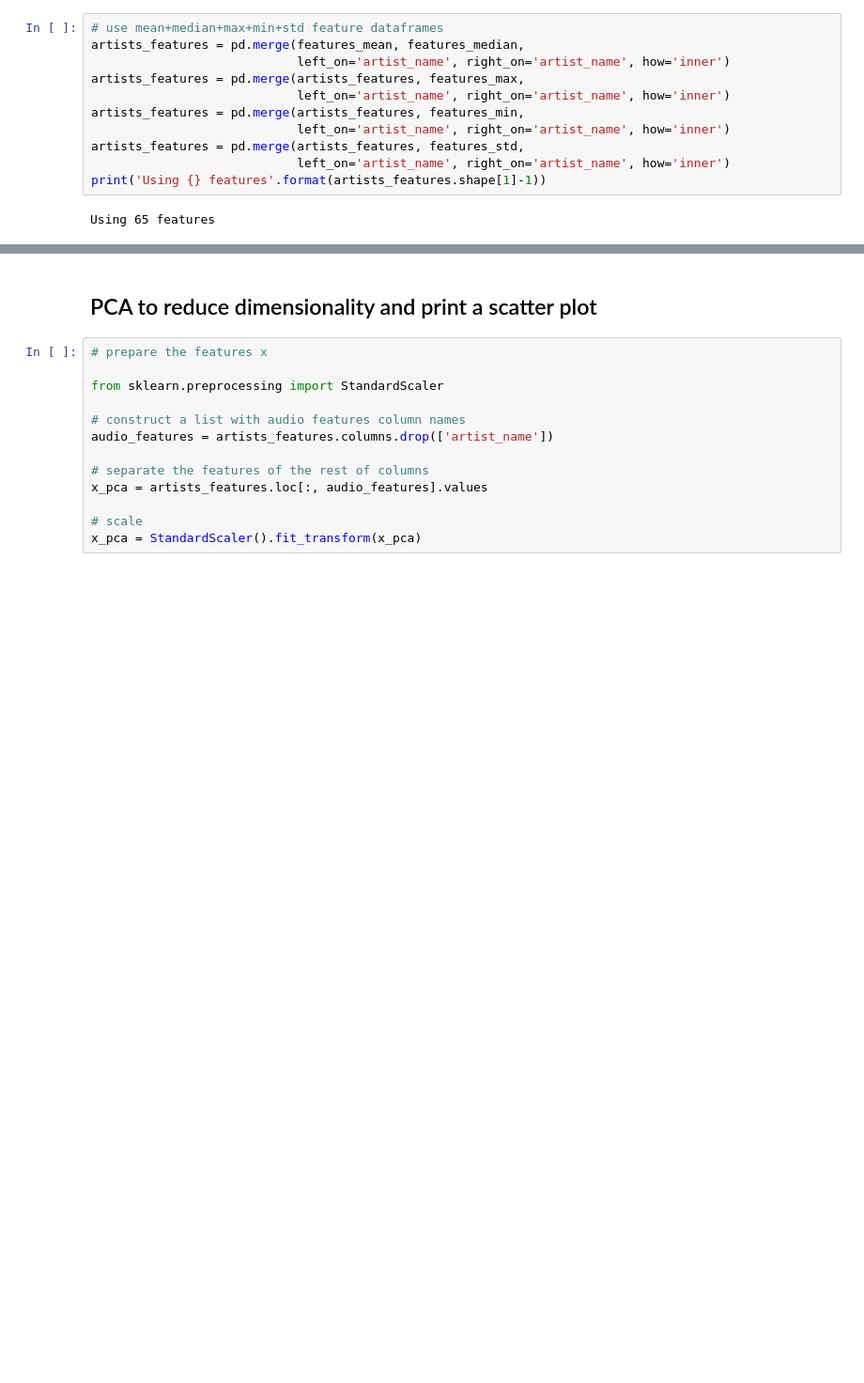
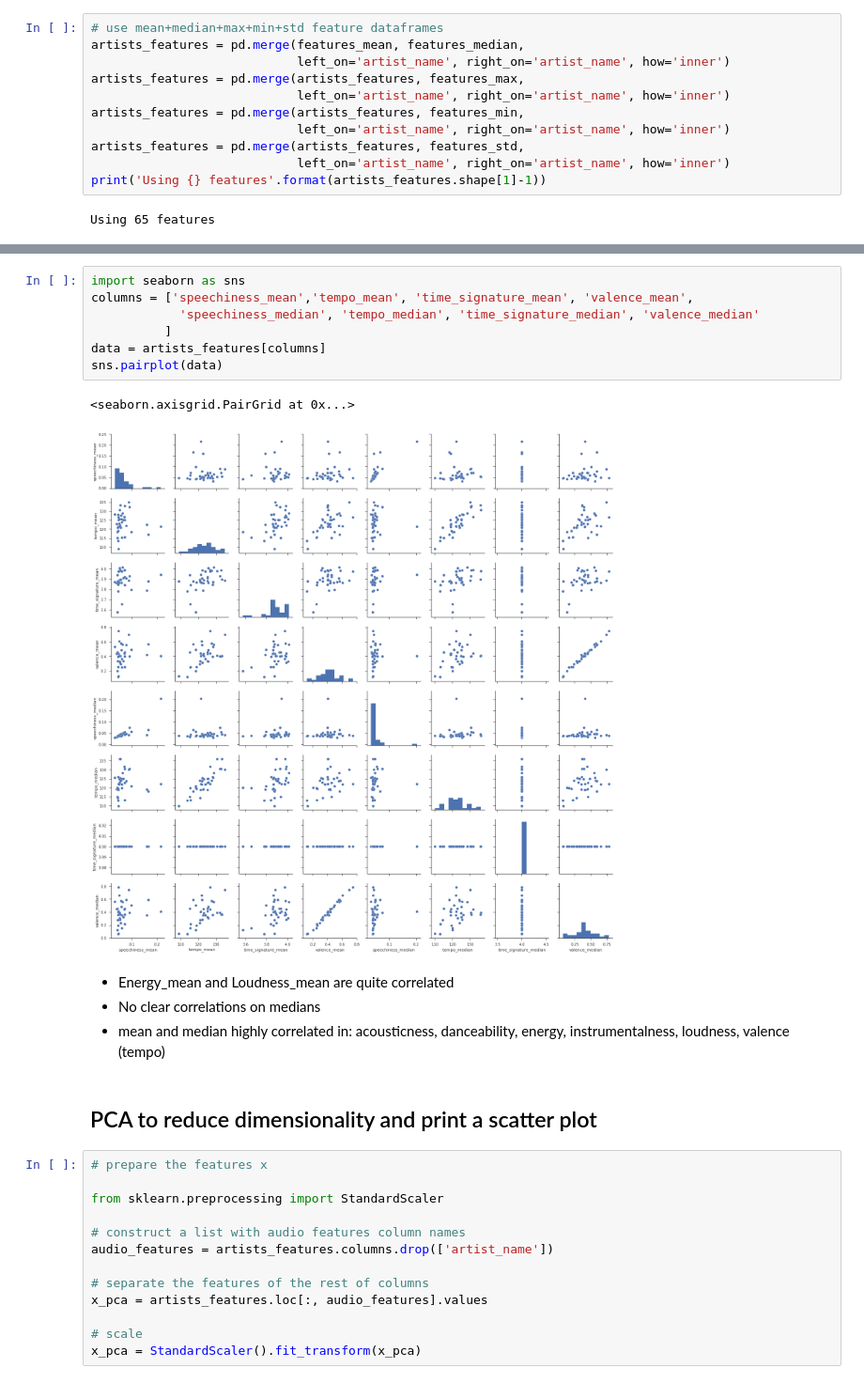
Before and after one commit to eduardbonada/festivals2018, a Jupyter notebook: Explore Audio Features.ipynb, the cells around one changed output, grey strips where cells are left out. Shown: that part at 94% size. Cells and saved outputs as stored; diff of their text form; blank space fills up the shorter version.

Commit message:
Scatter matrix plot of aggregated features

```diff
--- a/Explore Audio Features.ipynb
+++ b/Explore Audio Features.ipynb
@@ -337,3 +344,17 @@ Using 65 features
+# %%
+import seaborn as sns
+columns = ['speechiness_mean','tempo_mean', 'time_signature_mean', 'valence_mean',
+            'speechiness_median', 'tempo_median', 'time_signature_median', 'valence_median'
+          ]
+data = artists_features[columns]
+sns.pairplot(data)
+# %% [output]
+<seaborn.axisgrid.PairGrid at 0x...>
+[figure, added]
+# %% [markdown]
+- Energy_mean and Loudness_mean are quite correlated
+- No clear correlations on medians
+- mean and median highly correlated in: acousticness, danceability, energy, instrumentalness, loudness, valence (tempo)
 # %% [markdown]
 ## PCA to reduce dimensionality and print a scatter plot
 # %%
```
Also changed, not shown: parts of 6 cells of this notebook, 1 other file.
